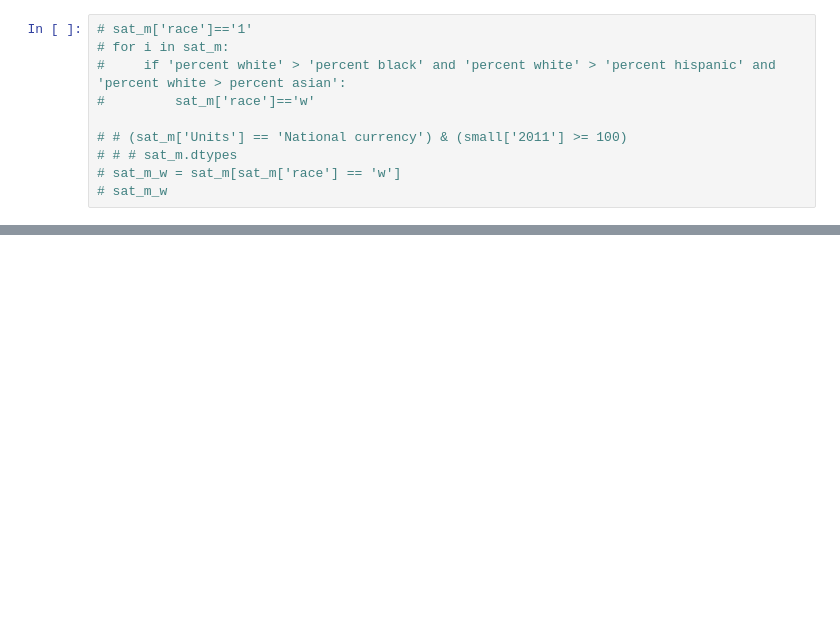
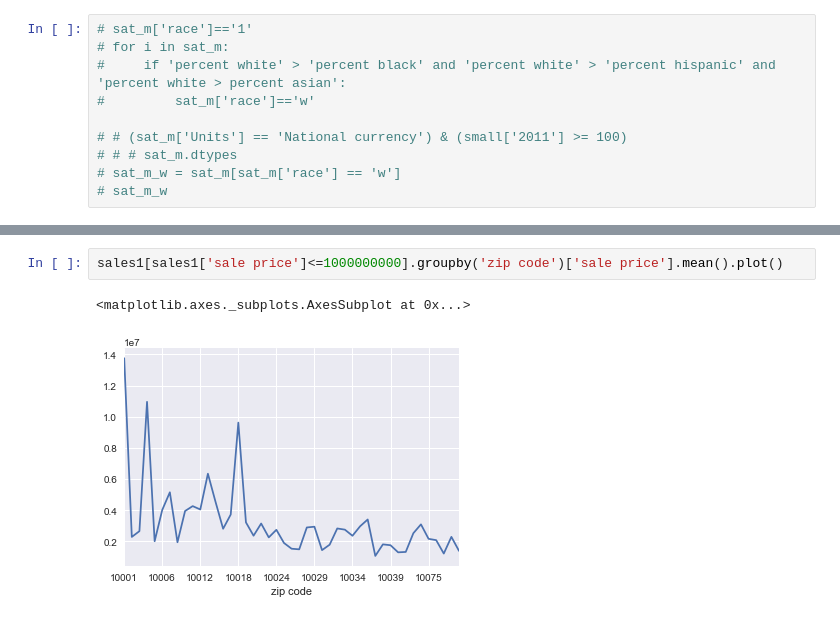
Before and after one commit to chrisc617/Data-Bootcamp-Final-Project, a Jupyter notebook: Final Project - SAT Scores.ipynb, the cells around one changed output, grey strips where cells are left out. Drawn from its saved outputs; the diff is of its cells as text; blank space fills up the shorter version.

```diff
--- a/Final Project - SAT Scores.ipynb
+++ b/Final Project - SAT Scores.ipynb
@@ -83,0 +145,5 @@ sat_m.sort_values('average score overall',ascending=False).head()
+# %%
+sales1[sales1['sale price']<=1000000000].groupby('zip code')['sale price'].mean().plot()
+# %% [output]
+<matplotlib.axes._subplots.AxesSubplot at 0x...>
+[figure, added]
```
Also changed, not shown: parts of 12 cells of this notebook.
